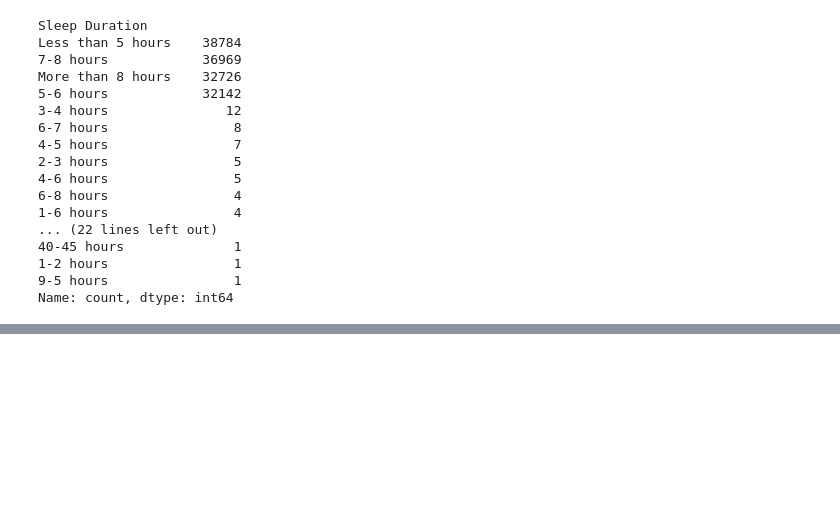
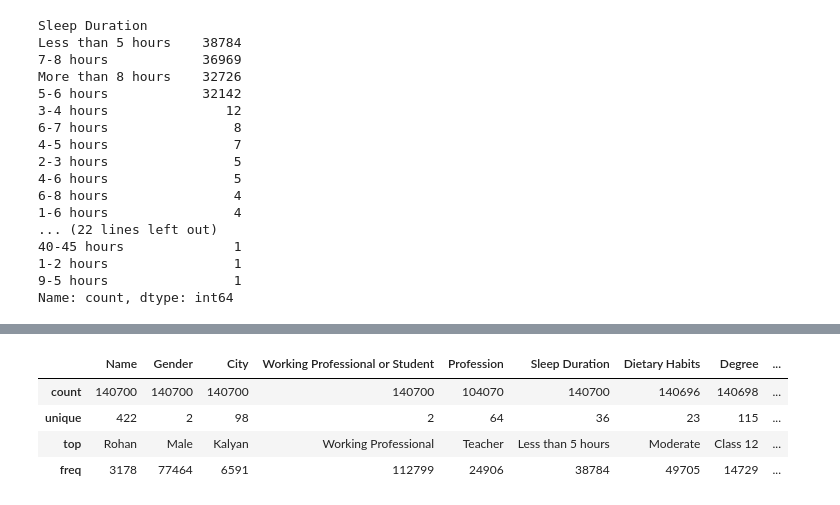
Before and after one commit to Doushabaoo/Mental_Health, a Jupyter notebook: notebooks/Raw_EDA.ipynb, the cells around one changed output, grey strips where cells are left out. Saved outputs shown, nothing was run; the diff lists cells and outputs as text; code cells hidden in the pictures; blank space fills up the shorter version.

```diff
--- a/notebooks/Raw_EDA.ipynb
+++ b/notebooks/Raw_EDA.ipynb
@@ -168,0 +176,8 @@ Name: count, dtype: int64
+# %%
+train.describe(include="object")
+# %% [output]
+|  | Name | Gender | City | Working Professional or Student | Profession | Sleep Duration | Dietary Habits | Degree | ... |
+| count | 140700 | 140700 | 140700 | 140700 | 104070 | 140700 | 140696 | 140698 | ... |
+| unique | 422 | 2 | 98 | 2 | 64 | 36 | 23 | 115 | ... |
+| top | Rohan | Male | Kalyan | Working Professional | Teacher | Less than 5 hours | Moderate | Class 12 | ... |
+| freq | 3178 | 77464 | 6591 | 112799 | 24906 | 38784 | 49705 | 14729 | ... |
```
Also changed, not shown: parts of 11 cells of this notebook, 3 other files.
